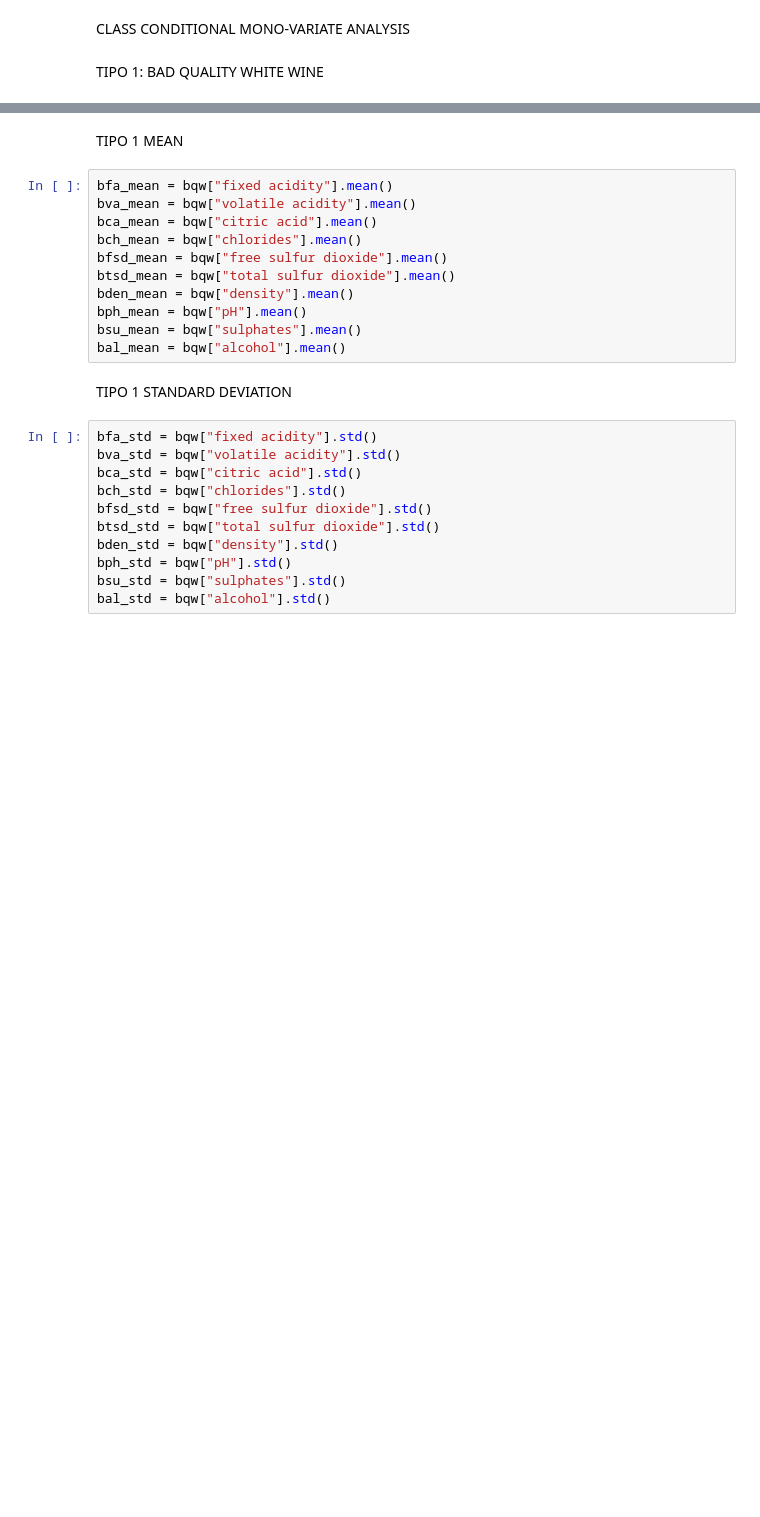
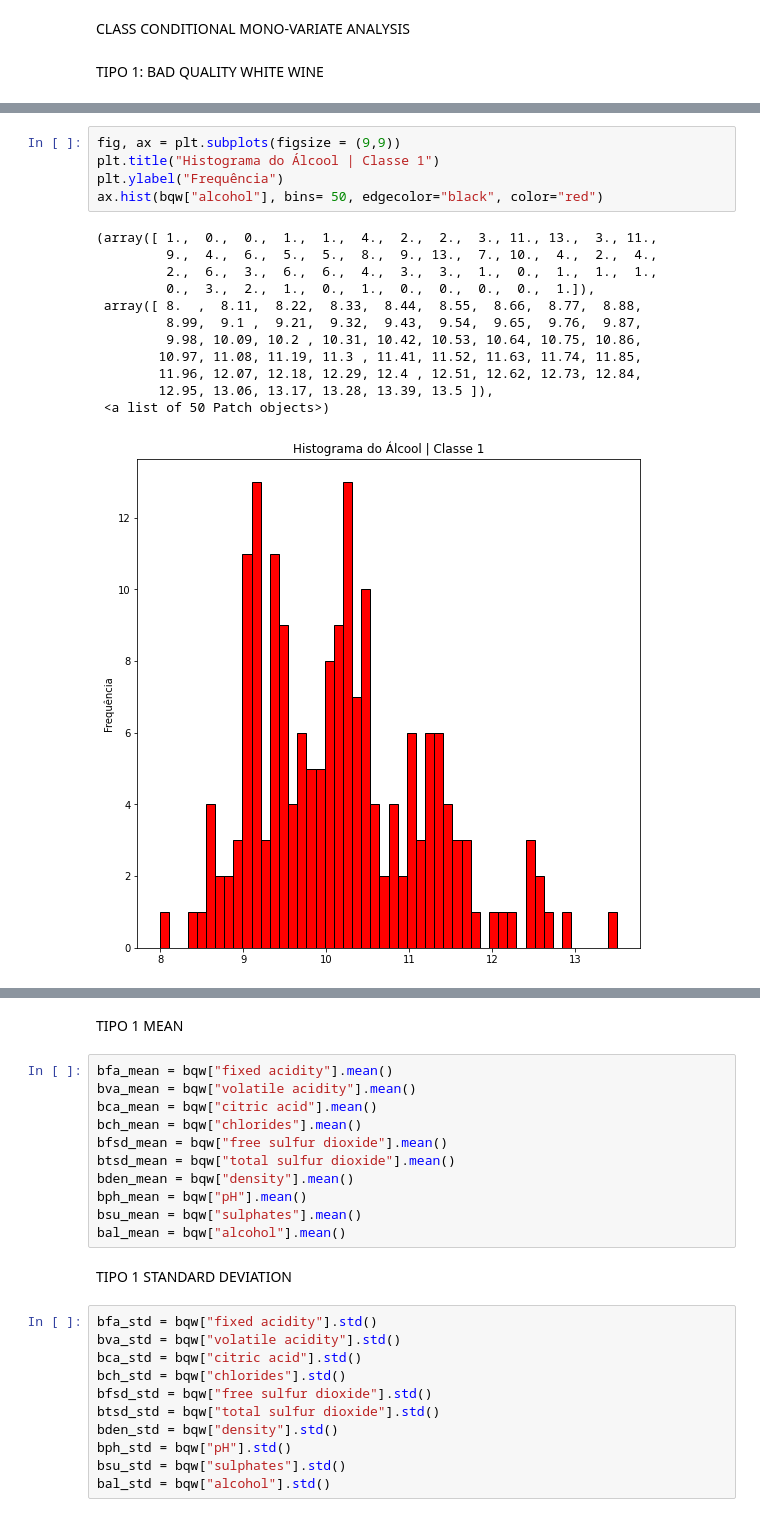
Before and after one commit to Arthurpbezerra/IcaHomework1, a Jupyter notebook: vinho.ipynb, the cells around one changed output, grey strips where cells are left out. Drawn from its saved outputs; the diff is of its cells as text; blank space fills up the shorter version.

```diff
--- a/vinho.ipynb
+++ b/vinho.ipynb
@@ -336,0 +409,18 @@ TIPO 1: BAD QUALITY WHITE WINE
+# %%
+fig, ax = plt.subplots(figsize = (9,9))
+plt.title("Histograma do Álcool | Classe 1")
+plt.ylabel("Frequência")
+ax.hist(bqw["alcohol"], bins= 50, edgecolor="black", color="red")
+# %% [output]
+(array([ 1.,  0.,  0.,  1.,  1.,  4.,  2.,  2.,  3., 11., 13.,  3., 11.,
+         9.,  4.,  6.,  5.,  5.,  8.,  9., 13.,  7., 10.,  4.,  2.,  4.,
+         2.,  6.,  3.,  6.,  6.,  4.,  3.,  3.,  1.,  0.,  1.,  1.,  1.,
+         0.,  3.,  2.,  1.,  0.,  1.,  0.,  0.,  0.,  0.,  1.]),
+ array([ 8.  ,  8.11,  8.22,  8.33,  8.44,  8.55,  8.66,  8.77,  8.88,
+         8.99,  9.1 ,  9.21,  9.32,  9.43,  9.54,  9.65,  9.76,  9.87,
+         9.98, 10.09, 10.2 , 10.31, 10.42, 10.53, 10.64, 10.75, 10.86,
+        10.97, 11.08, 11.19, 11.3 , 11.41, 11.52, 11.63, 11.74, 11.85,
+        11.96, 12.07, 12.18, 12.29, 12.4 , 12.51, 12.62, 12.73, 12.84,
+        12.95, 13.06, 13.17, 13.28, 13.39, 13.5 ]),
+ <a list of 50 Patch objects>)
+[figure, added]
```
Also changed, not shown: parts of 22 cells of this notebook.
